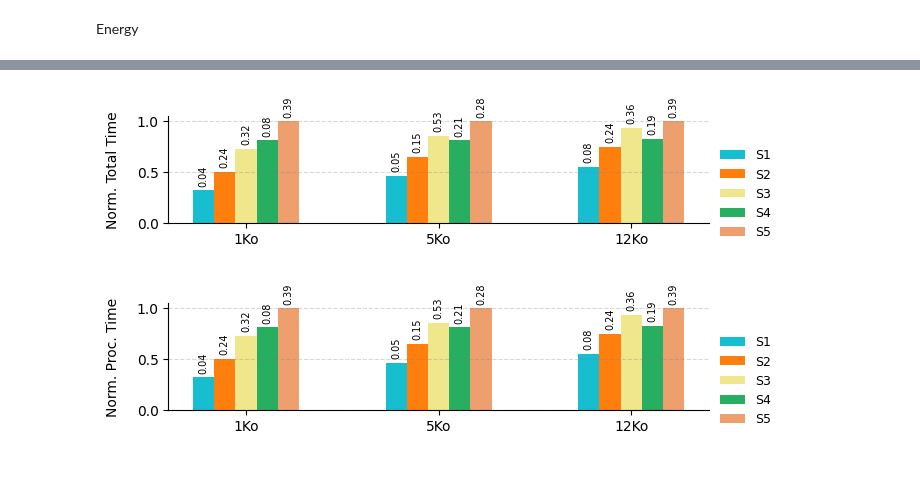
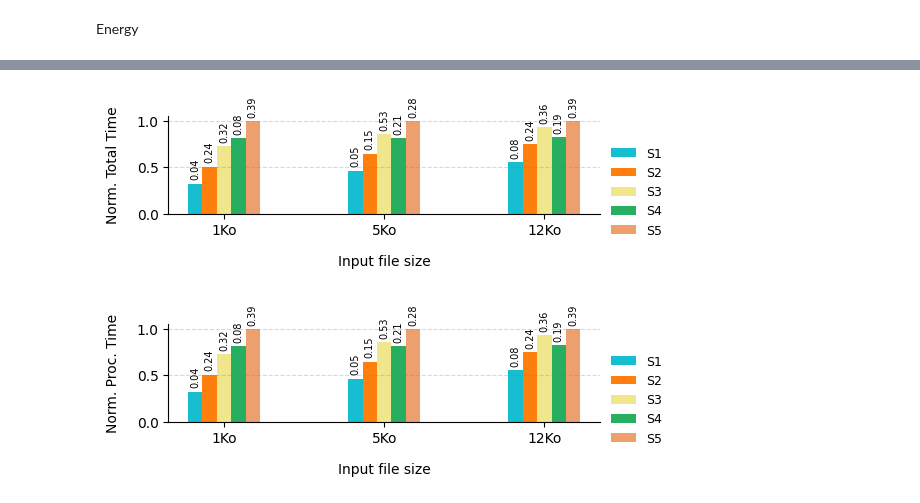
Before and after one commit to donaldonana/FaaS-Benchmark, a Jupyter notebook: text-to-speech/text-to-speech.ipynb, the cells around one changed output, grey strips where cells are left out. Cells and saved outputs as stored; diff of their text form; code cells hidden in the pictures; blank space fills up the shorter version.

```diff
--- a/text-to-speech/text-to-speech.ipynb
+++ b/text-to-speech/text-to-speech.ipynb
@@ -6,9 +6,8 @@ import numpy as np # type: ignore
 def max_abs_scale(series):
     return series / series.abs().max()
 
-bar_width = 0.11
+bar_width = 0.09
 text_order = ["1Ko", "5Ko", "12Ko"]
-
 
 dfe = pd.read_csv("./result/energy.csv")
 
@@ -31,10 +30,10 @@ dfte = (
     .groupby(['schema', 'text'], as_index=False)['energy']
     .agg(std_energy='std', mean_energys='mean')
     .assign(
-        # mean_energys=lambda df: df.groupby('text')['mean_energys'].transform(max_abs_scale),
+        mean_energys=lambda df: df.groupby('text')['mean_energys'].transform(max_abs_scale),
         text=lambda df: pd.Categorical(df['text'], categories=text_order, ordered=True),
     )
     .sort_values(['schema', 'text'])
 )
 
-dfte.head()
+# dfte.head()
@@ -104,7 +74,7 @@ def bar_ax_style(ax, ylabel, xlabel):
 # %% [markdown]
 Energy
 # %%
-fig, ax = plt.subplots(figsize=(7, 2.4))
+fig, ax = plt.subplots(figsize=(6, 2.3))
 
 for i, library in enumerate(libraries):
 
@@ -177,30 +147,32 @@ dftt = (
     .sort_values(['schema', 'text'])
 )
 # %%
-fig, ax = plt.subplots(figsize=(7, 1.8))
+fig, ax = plt.subplots(figsize=(6, 2))
 
 for i, library in enumerate(libraries):
     subset = dftt[dftt['schema'] == library]
     bar_positions = positions + i * bar_width
     bars = ax.bar(bar_positions, subset['normalized_total_time'], width=bar_width, label=library, color=color_mapping[library])
 
     for bar, std in zip(bars, subset['std_total_time']):
         height = bar.get_height()
-        ax.annotate(f'{std:.2f}',
-                    xy=(bar.get_x() + bar.get_width() / 2, height),
-                    xytext=(0, 3),  # 3 points vertical offset
-                    textcoords="offset points",
-                    ha='center', va='bottom',
-                    fontsize=7, rotation=90)
+        ax.annotate(
+            f'{std:.2f}',
+            xy=(bar.get_x() + bar.get_width() / 2, height),
+            xytext=(0, 3),  # 3 points vertical offset
+            textcoords="offset points",
+            ha='center', va='bottom',
+            fontsize=7, rotation=90
+        )
 
-ax = bar_ax_style(ax, "Norm. Total Time")
+ax = bar_ax_style(ax, "Norm. Total Time", "Input file size")
 
 plt.tight_layout()
 plt.show()
 # %% [output]
-[figure, old version]
+[figure, new version]
 # %%
-fig, ax = plt.subplots(figsize=(7, 1.8))
+fig, ax = plt.subplots(figsize=(6, 2))
 
 for i, library in enumerate(libraries):
     subset = dfpt[dfpt['schema'] == library]
@@ -216,9 +188,9 @@ for i, library in enumerate(libraries):
                     ha='center', va='bottom',
                     fontsize=7, rotation=90)
 
-ax = bar_ax_style(ax, "Norm. Proc. Time")
+ax = bar_ax_style(ax, "Norm. Proc. Time", "Input file size")
 
 plt.tight_layout()
 plt.show()
 # %% [output]
-[figure, old version]
+[figure, new version]
```
Also changed, not shown: parts of 5 cells of this notebook, 4 other files.
